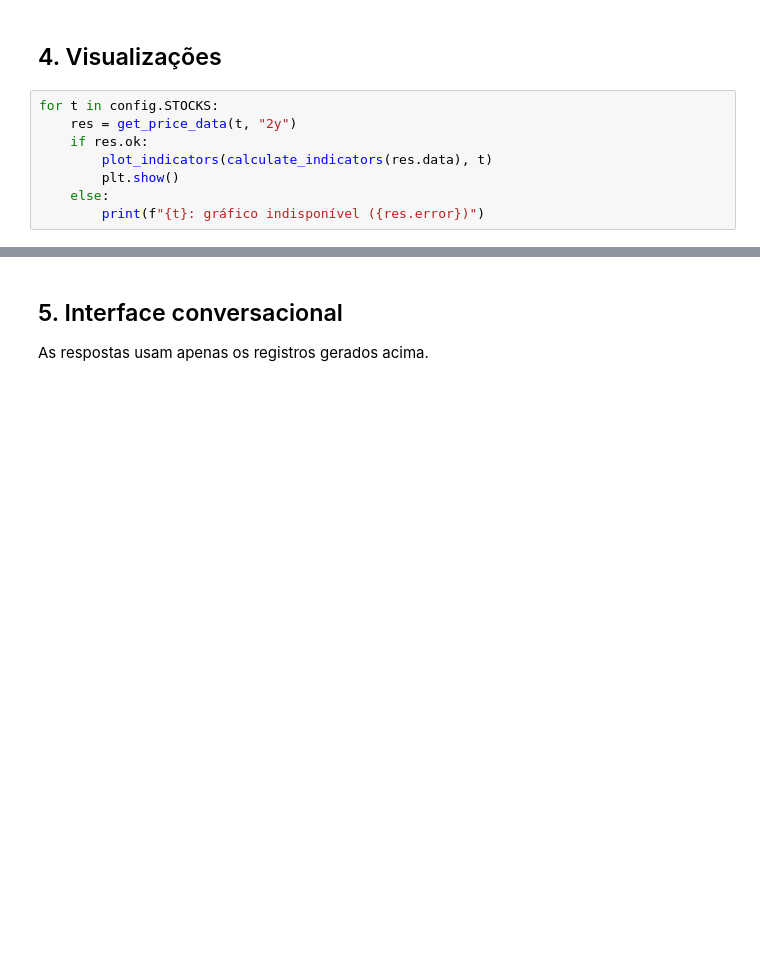
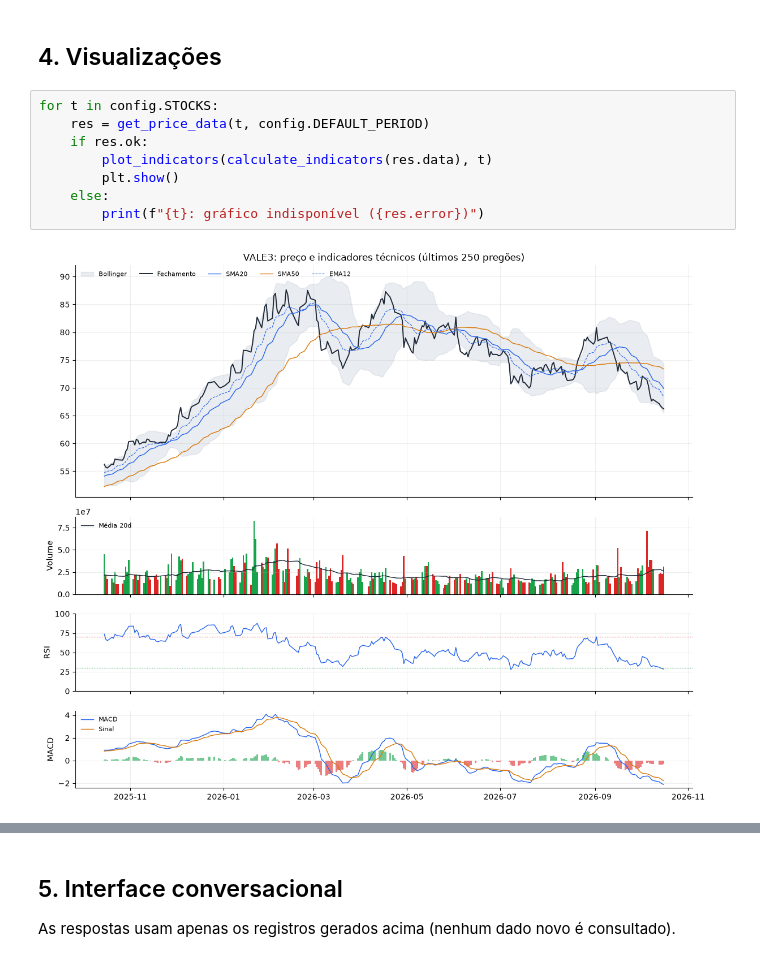
Before and after one commit to alef-and/fiap_agentic_AI, a Jupyter notebook: trab_final.ipynb, the cells around one changed output, grey strips where cells are left out. Drawn from its saved outputs; the diff is of its cells as text; blank space fills up the shorter version.

```diff
--- a/trab_final.ipynb
+++ b/trab_final.ipynb
@@ -138,9 +216,11 @@ for r in agent.records.values():
 ## 4. Visualizações
 # %%
 for t in config.STOCKS:
-    res = get_price_data(t, "2y")
+    res = get_price_data(t, config.DEFAULT_PERIOD)
     if res.ok:
         plot_indicators(calculate_indicators(res.data), t)
         plt.show()
     else:
         print(f"{t}: gráfico indisponível ({res.error})")
+# %% [output]
+[figure, added]
@@ -147,5 +230,5 @@ for t in config.STOCKS:
 # %% [markdown]
 ## 5. Interface conversacional
 
-As respostas usam apenas os registros gerados acima.
+As respostas usam apenas os registros gerados acima (nenhum dado novo é consultado).
 # %%
```
Also changed, not shown: parts of 30 cells of this notebook, 24 other files.
